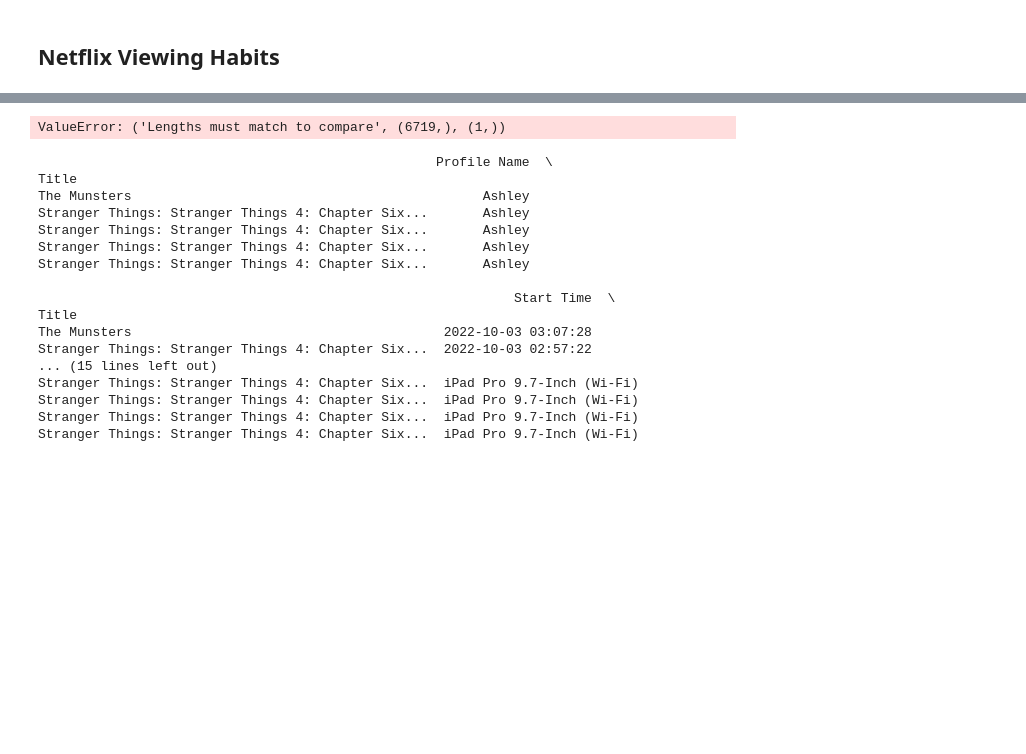
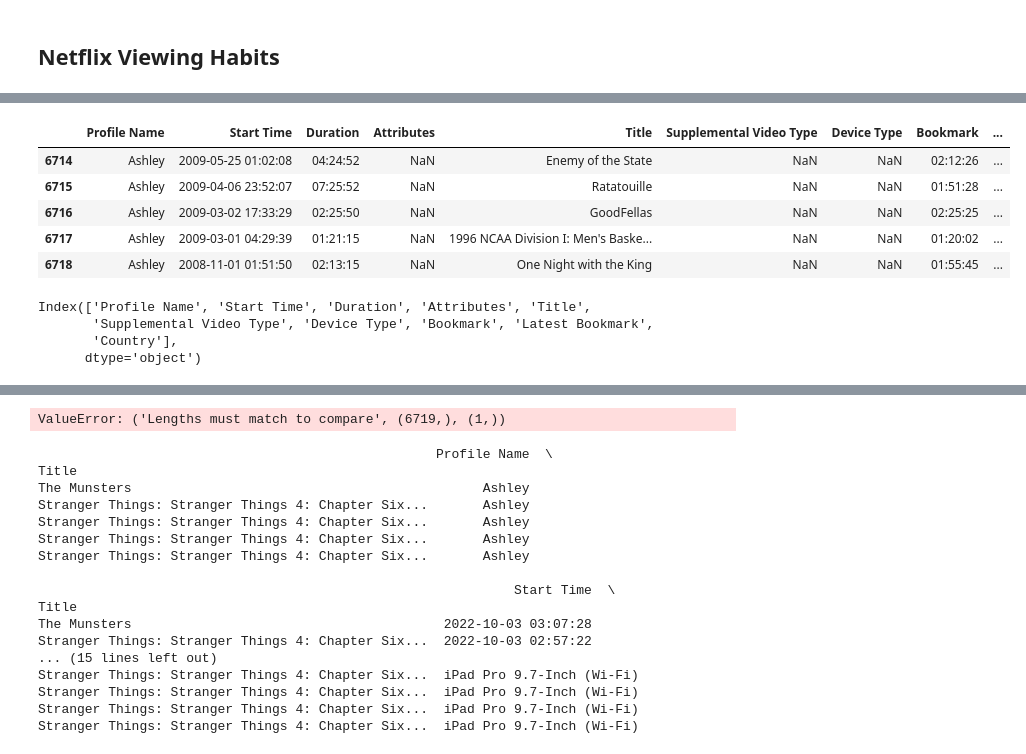
Before and after one commit to istarlet/netflix_viewing_habits, a Jupyter notebook: netflix.ipynb, the cells around one changed output, grey strips where cells are left out. Cells and saved outputs as stored; diff of their text form; code cells hidden in the pictures; blank space fills up the shorter version.

```diff
--- a/netflix.ipynb
+++ b/netflix.ipynb
@@ -22,5 +57,5 @@ netflix.head()
 # %%
 ashley_netflix = netflix[netflix["Profile Name"] == "Ashley"]
 
-print(ashley_netflix.head())
+ashley_netflix.tail()
 # %% [output]
@@ -47,2 +62,15 @@ print(ashley_netflix.head())
+|  | Profile Name | Start Time | Duration | Attributes | Title | Supplemental Video Type | Device Type | Bookmark | ... |
+| 6714 | Ashley | 2009-05-25 01:02:08 | 04:24:52 | NaN | Enemy of the State | NaN | NaN | 02:12:26 | ... |
+| 6715 | Ashley | 2009-04-06 23:52:07 | 07:25:52 | NaN | Ratatouille | NaN | NaN | 01:51:28 | ... |
+| 6716 | Ashley | 2009-03-02 17:33:29 | 02:25:50 | NaN | GoodFellas | NaN | NaN | 02:25:25 | ... |
+| 6717 | Ashley | 2009-03-01 04:29:39 | 01:21:15 | NaN | 1996 NCAA Division I: Men's Baske... | NaN | NaN | 01:20:02 | ... |
+| 6718 | Ashley | 2008-11-01 01:51:50 | 02:13:15 | NaN | One Night with the King | NaN | NaN | 01:55:45 | ... |
+# %%
+ashley_netflix.columns
+# %% [output]
+Index(['Profile Name', 'Start Time', 'Duration', 'Attributes', 'Title',
+       'Supplemental Video Type', 'Device Type', 'Bookmark', 'Latest Bookmark',
+       'Country'],
+      dtype='object')
 # %%
 # Drop columns that aren't needed
```
Also changed, not shown: parts of 12 cells of this notebook.
